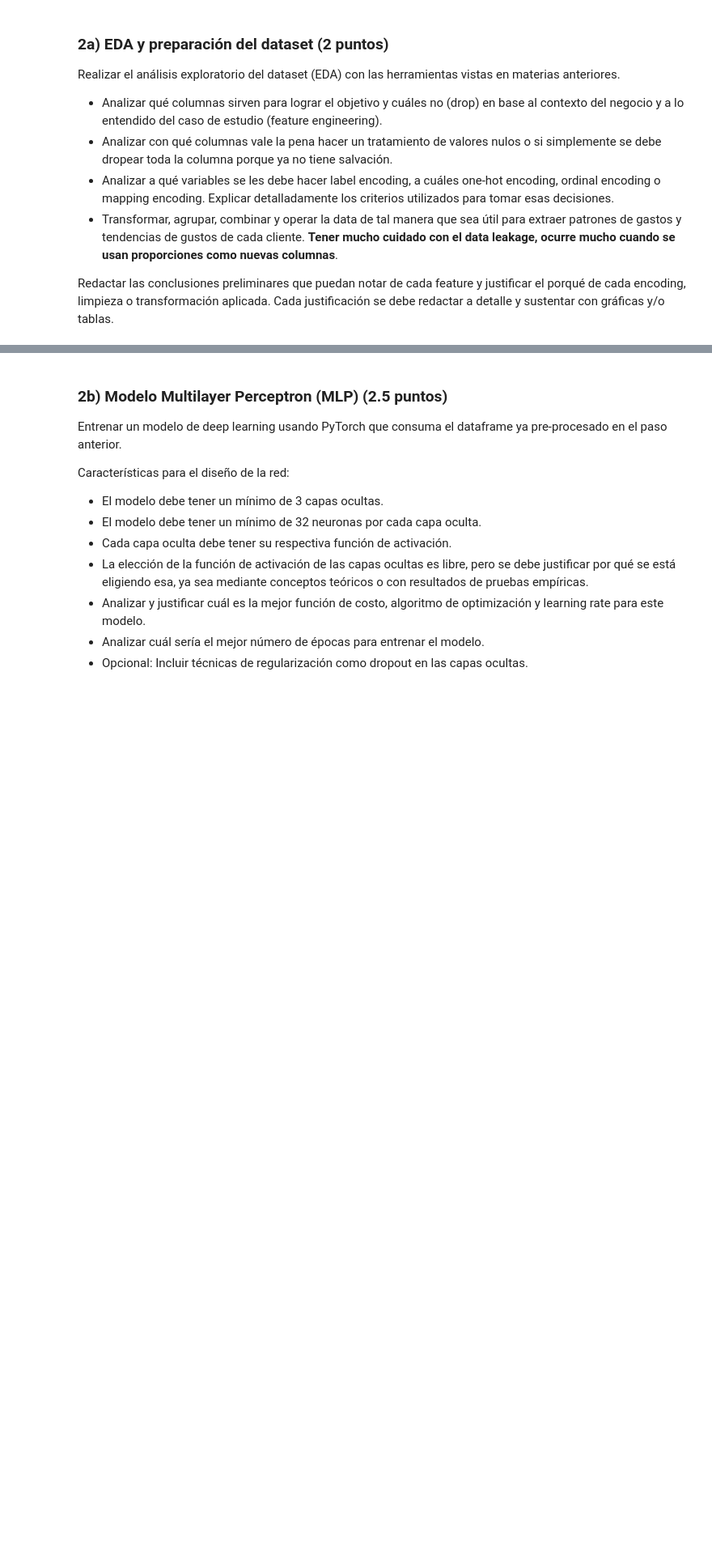
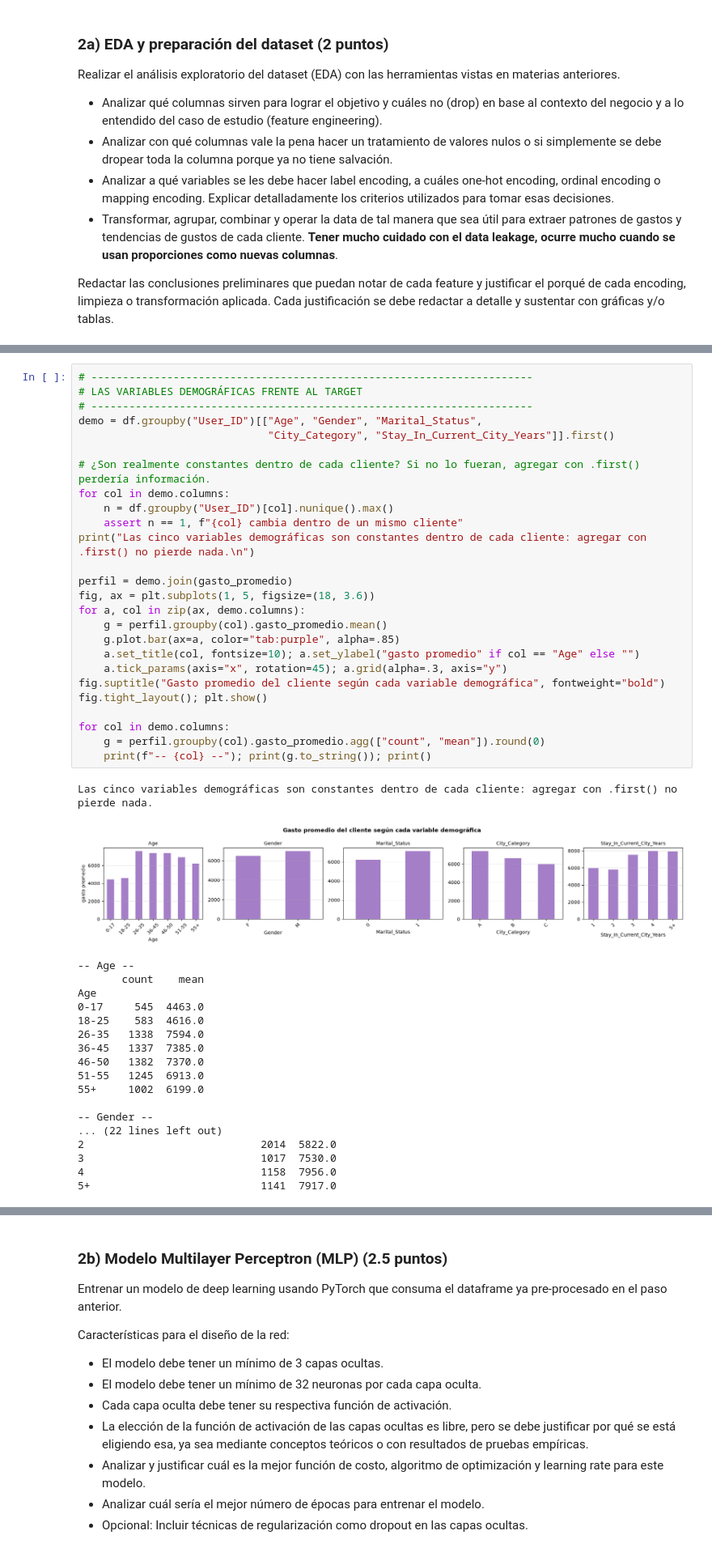
Before and after one commit to rodrigoenzohernandez/CEIA_aprendizaje_profundo_tps, a Jupyter notebook: hernandez-rodrigo-TP1-Co26.ipynb, the cells around one changed output, grey strips where cells are left out. Shown at 81% size. Cells and saved outputs as stored; diff of their text form; blank space fills up the shorter version.

```diff
--- a/hernandez-rodrigo-TP1-Co26.ipynb
+++ b/hernandez-rodrigo-TP1-Co26.ipynb
@@ -1000,0 +1139,46 @@ Redactar las conclusiones preliminares que puedan notar de cada feature y justif
+# %%
+# ----------------------------------------------------------------------
+# LAS VARIABLES DEMOGRÁFICAS FRENTE AL TARGET
+# ----------------------------------------------------------------------
+demo = df.groupby("User_ID")[["Age", "Gender", "Marital_Status",
+                              "City_Category", "Stay_In_Current_City_Years"]].first()
+
+# ¿Son realmente constantes dentro de cada cliente? Si no lo fueran, agregar con .first() perdería información.
+for col in demo.columns:
+    n = df.groupby("User_ID")[col].nunique().max()
+    assert n == 1, f"{col} cambia dentro de un mismo cliente"
+print("Las cinco variables demográficas son constantes dentro de cada cliente: agregar con .first() no pierde nada.\n")
+
+perfil = demo.join(gasto_promedio)
+fig, ax = plt.subplots(1, 5, figsize=(18, 3.6))
+for a, col in zip(ax, demo.columns):
+    g = perfil.groupby(col).gasto_promedio.mean()
+    g.plot.bar(ax=a, color="tab:purple", alpha=.85)
+    a.set_title(col, fontsize=10); a.set_ylabel("gasto promedio" if col == "Age" else "")
+    a.tick_params(axis="x", rotation=45); a.grid(alpha=.3, axis="y")
+fig.suptitle("Gasto promedio del cliente según cada variable demográfica", fontweight="bold")
+fig.tight_layout(); plt.show()
+
+for col in demo.columns:
+    g = perfil.groupby(col).gasto_promedio.agg(["count", "mean"]).round(0)
+    print(f"-- {col} --"); print(g.to_string()); print()
+# %% [output]
+Las cinco variables demográficas son constantes dentro de cada cliente: agregar con .first() no pierde nada.
+[figure, added]
+-- Age --
+       count    mean
+Age
+0-17     545  4463.0
+18-25    583  4616.0
+26-35   1338  7594.0
+36-45   1337  7385.0
+46-50   1382  7370.0
+51-55   1245  6913.0
+55+     1002  6199.0
+
+-- Gender --
+... (22 lines left out)
+2                            2014  5822.0
+3                            1017  7530.0
+4                            1158  7956.0
+5+                           1141  7917.0
```
Also changed, not shown: parts of 27 cells of this notebook.
